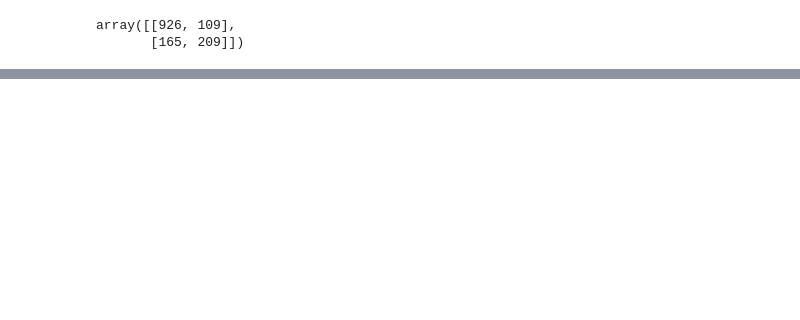
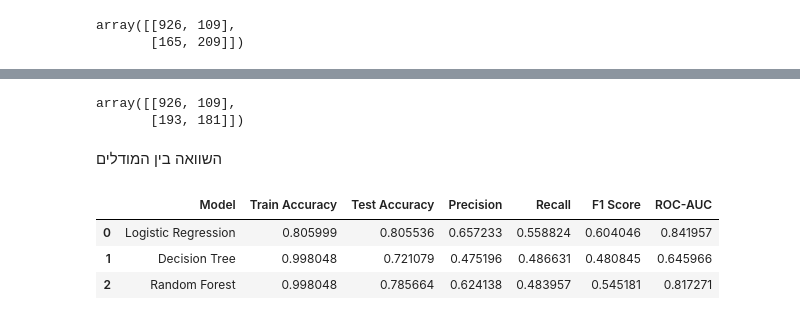
Before and after one commit to yahavLer/python-ai-engineer, a Jupyter notebook: Exercises/ex3/Telco_Customer_Churn.ipynb, the cells around one changed output, grey strips where cells are left out. Cells and saved outputs as stored; diff of their text form; code cells hidden in the pictures; blank space fills up the shorter version.

```diff
--- a/Exercises/ex3/Telco_Customer_Churn.ipynb
+++ b/Exercises/ex3/Telco_Customer_Churn.ipynb
@@ -680,0 +1003,5 @@ array([[926, 109],
+# %%
+y_train_pred_forest = random_forest_pipeline.predict(x_train)
+y_test_pred_forest = random_forest_pipeline.predict(x_test)
+
+print(classification_report(y_test, y_test_pred_forest))
@@ -680,0 +1032,2 @@ array([[926, 109],
+# %%
+y_test_proba_forest = random_forest_pipeline.predict_proba(x_test)[:, 1]
@@ -680,0 +1038,11 @@ array([[926, 109],
+# %%
+random_forest_results = {
+    "Model": "Random Forest",
+    "Train Accuracy": accuracy_score(y_train, y_train_pred_forest),
+    "Test Accuracy": accuracy_score(y_test, y_test_pred_forest),
+    "Precision": precision_score(y_test, y_test_pred_forest),
+    "Recall": recall_score(y_test, y_test_pred_forest),
+    "F1 Score": f1_score(y_test, y_test_pred_forest),
+    "ROC-AUC": roc_auc_score(y_test, y_test_proba_forest)
+}
+random_forest_results
@@ -680,0 +1096,25 @@ array([[926, 109],
+# %%
+random_forest_confusion_matrix = confusion_matrix(
+    y_test,
+    y_test_pred_forest
+)
+
+random_forest_confusion_matrix
+# %% [output]
+array([[926, 109],
+       [193, 181]])
+# %% [markdown]
+השוואה בין המודלים
+# %%
+comparison_df = pd.DataFrame([
+    log_reg_results,
+    decision_tree_results,
+    random_forest_results
+])
+
+comparison_df
+# %% [output]
+|  | Model | Train Accuracy | Test Accuracy | Precision | Recall | F1 Score | ROC-AUC |
+| 0 | Logistic Regression | 0.805999 | 0.805536 | 0.657233 | 0.558824 | 0.604046 | 0.841957 |
+| 1 | Decision Tree | 0.998048 | 0.721079 | 0.475196 | 0.486631 | 0.480845 | 0.645966 |
+| 2 | Random Forest | 0.998048 | 0.785664 | 0.624138 | 0.483957 | 0.545181 | 0.817271 |
```
Also changed, not shown: parts of 48 cells of this notebook.
